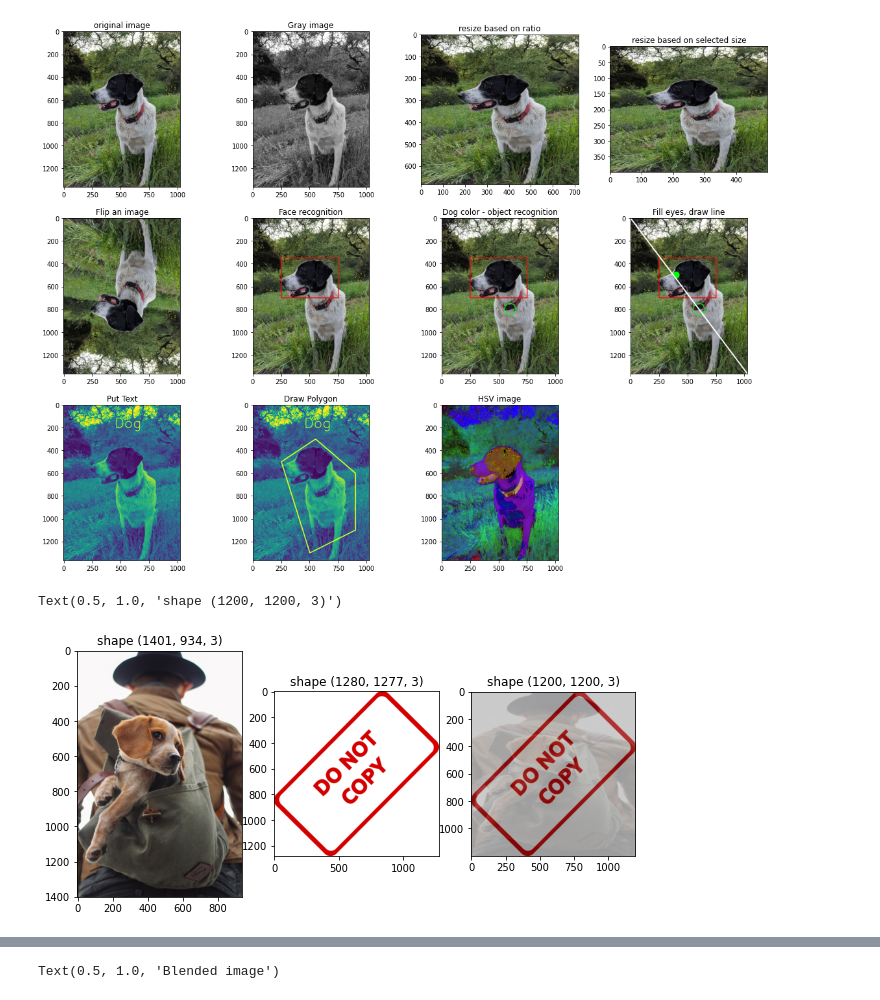
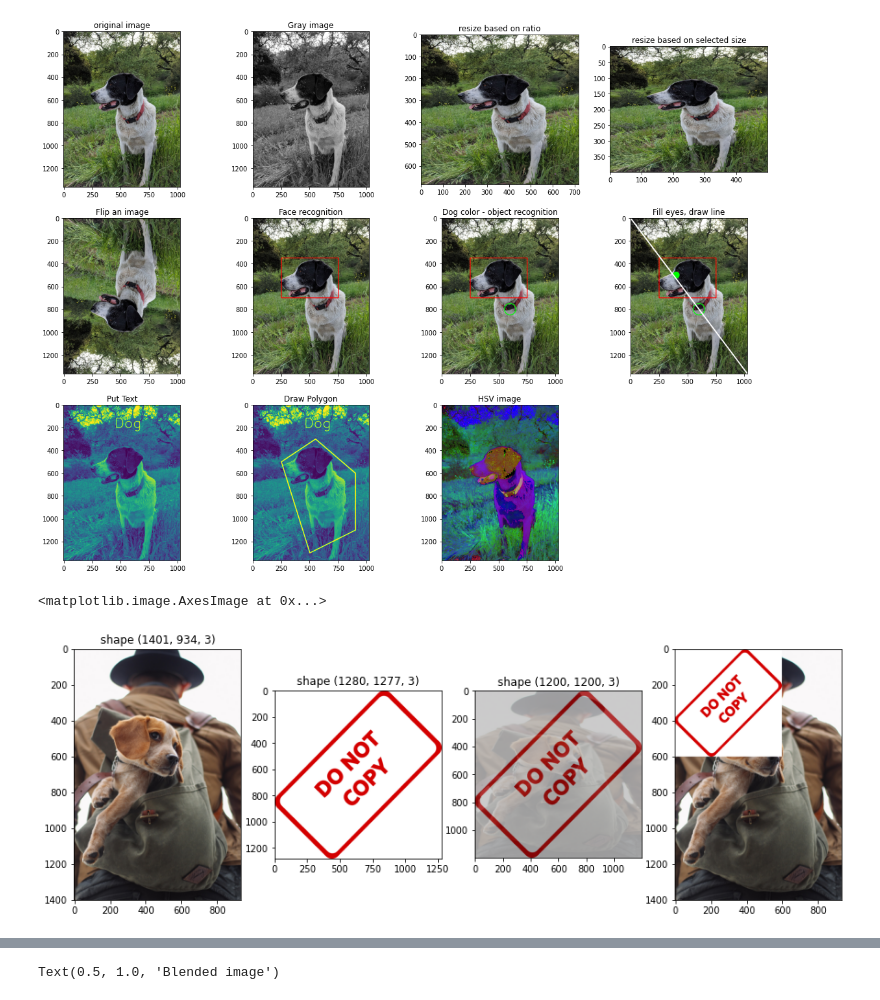
Before and after one commit to faranak5171/Computer-Vision-Projects, a Jupyter notebook: basic/Image_Processing_Methods.ipynb, the cells around one changed output, grey strips where cells are left out. Cells and saved outputs as stored; diff of their text form; code cells hidden in the pictures.

```diff
--- a/basic/Image_Processing_Methods.ipynb
+++ b/basic/Image_Processing_Methods.ipynb
@@ -93,27 +93,45 @@ Text(0.5, 1.0, 'HSV image')
 # %%
 # Two images in different size
 img1 = cv2.imread('dog_backpack.jpg')
 img1 = cv2.cvtColor(img1, cv2.COLOR_BGR2RGB)
 img2 = cv2.imread('watermark_no_copy.png')
 img2 = cv2.cvtColor(img2, cv2.COLOR_BGR2RGB)
 
-fig = plt.figure(figsize=(10,10))
-ax = fig.add_subplot(1,3,1)
+fig = plt.figure(figsize=(15,10))
+ax = fig.add_subplot(1,4,1)
 ax.imshow(img1)
 ax.set_title(f"shape {img1.shape}")
 
-ax = fig.add_subplot(1,3,2)
+ax = fig.add_subplot(1,4,2)
 ax.imshow(img2)
 ax.set_title(f"shape {img2.shape}")
 
 # Blending images of the same size
 img1 = cv2.resize(img1, (1200,1200))
 img2 = cv2.resize(img2, (1200,1200))
 blended = cv2.addWeighted(src1=img1, alpha=0.2, src2=img2,beta=0.6,gamma=0)
 
-ax = fig.add_subplot(1,3,3)
+ax = fig.add_subplot(1,4,3)
 ax.imshow(blended)
 ax.set_title(f"shape {blended.shape}")
+
+# OVERLAY SMALL IMAGE ON TOP OF A LARGER
+# Numpy reassignment
+img1 = cv2.imread('dog_backpack.jpg')
+img1 = cv2.cvtColor(img1, cv2.COLOR_BGR2RGB)
+img2 = cv2.imread('watermark_no_copy.png')
+img2 = cv2.cvtColor(img2, cv2.COLOR_BGR2RGB)
+
+img2 = cv2.resize(img2,(600,600))
+large_img = img1
+small_img = img2
+x_offset = 0
+y_offset = 0
+x_end = x_offset + small_img.shape[1]
+y_end = y_offset + small_img.shape[0]
+large_img[y_offset:y_end, x_offset:x_end] = small_img
+ax = fig.add_subplot(1,4,4)
+ax.imshow(large_img)
 # %% [output]
-Text(0.5, 1.0, 'shape (1200, 1200, 3)')
+<matplotlib.image.AxesImage at 0x...>
-[figure, old version]
+[figure, new version]
```
Also changed, not shown: parts of 2 cells of this notebook.
